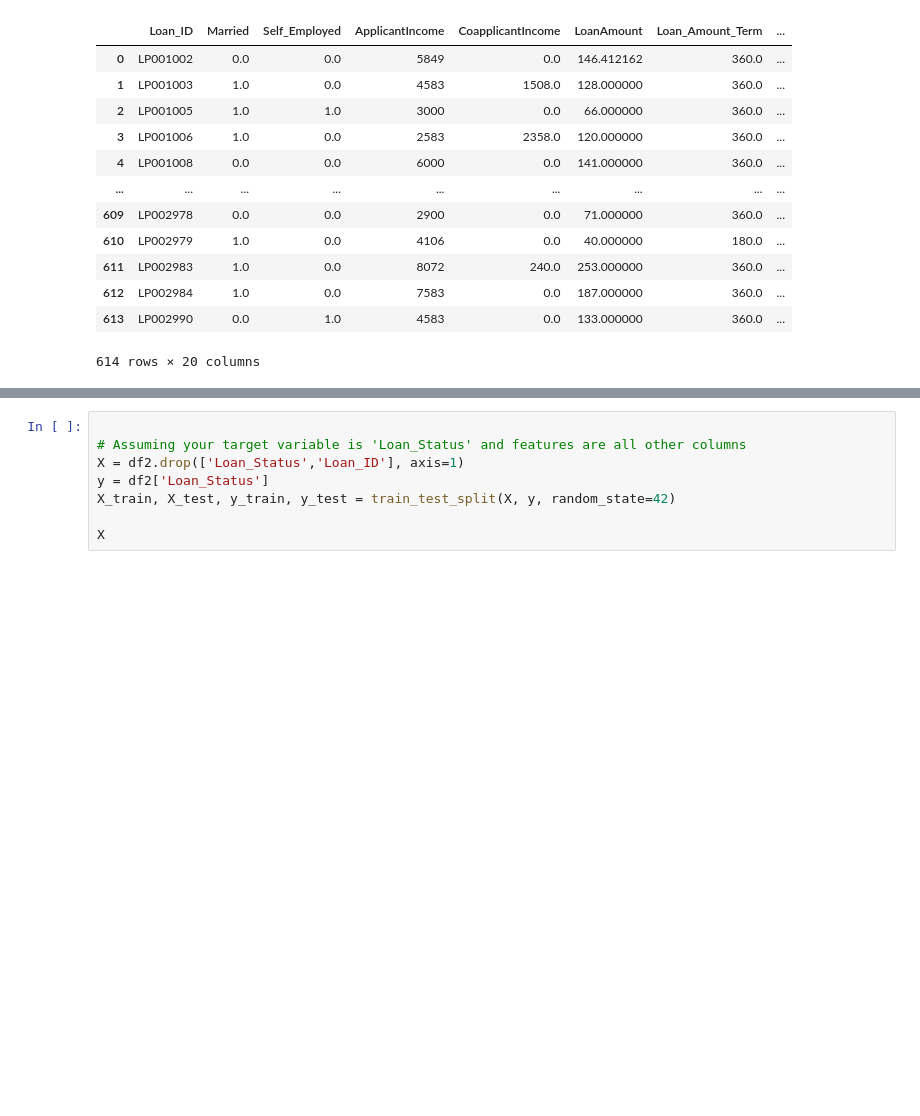
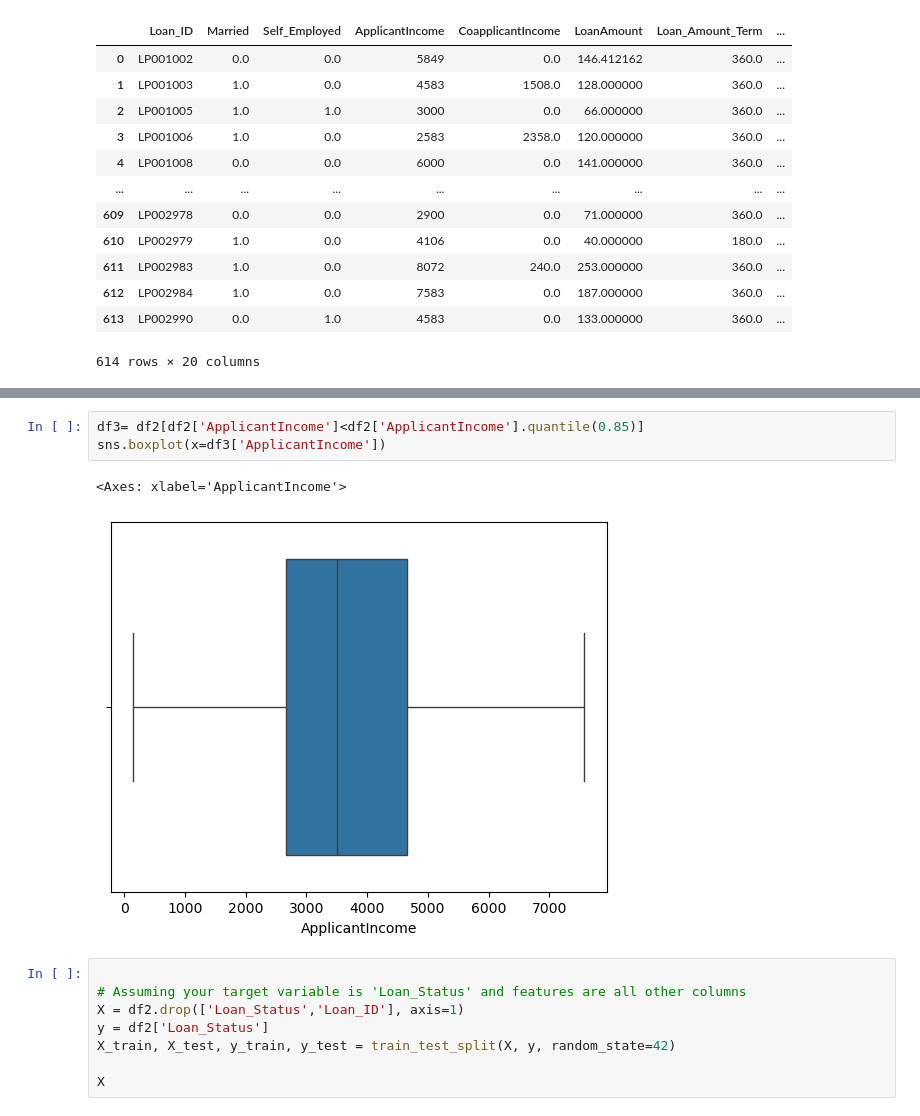
Before and after one commit to Jandre-S/MLG382-Guided-Project-Project1-, a Jupyter notebook: notebooks/linear_model.ipynb, the cells around one changed output, grey strips where cells are left out. Drawn from its saved outputs; the diff is of its cells as text; blank space fills up the shorter version.

```diff
--- a/notebooks/linear_model.ipynb
+++ b/notebooks/linear_model.ipynb
@@ -262,3 +294,9 @@ df2
+# %%
+df3= df2[df2['ApplicantIncome']<df2['ApplicantIncome'].quantile(0.85)]
+sns.boxplot(x=df3['ApplicantIncome'])
+# %% [output]
+<Axes: xlabel='ApplicantIncome'>
+[figure, added]
 # %%
 
 # Assuming your target variable is 'Loan_Status' and features are all other columns
```
Also changed, not shown: parts of 13 cells of this notebook.
